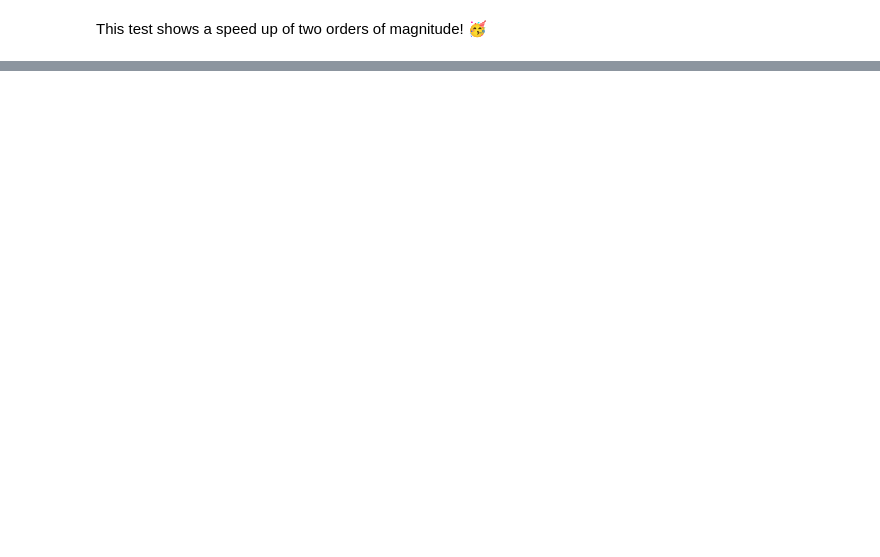
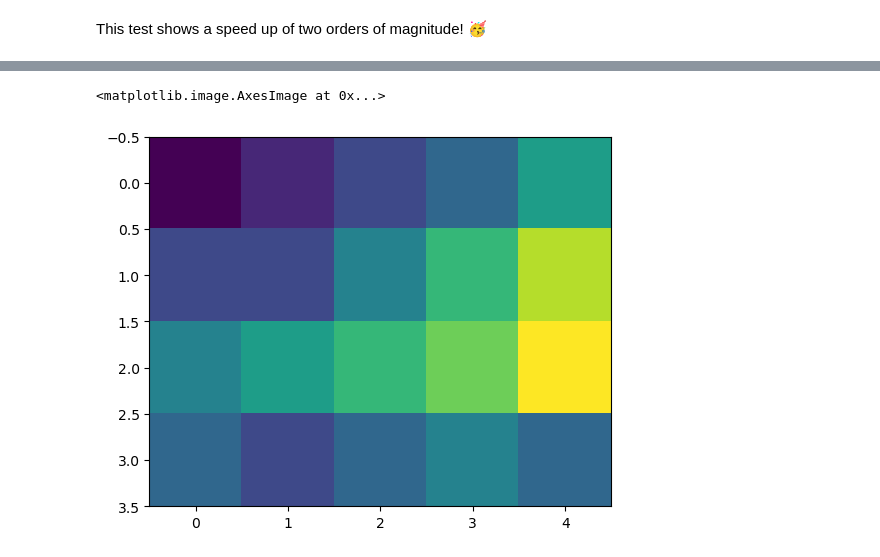
Before and after one commit to fevangelista/Quantum-Chemistry-Foundations, a Jupyter notebook: 01-Scientific Computing.ipynb, the cells around one changed output, grey strips where cells are left out. Drawn from its saved outputs; the diff is of its cells as text; code cells hidden in the pictures; blank space fills up the shorter version.

```diff
--- a/01-Scientific Computing.ipynb
+++ b/01-Scientific Computing.ipynb
@@ -155,0 +362,10 @@ This test shows a speed up of two orders of magnitude! 🥳
+# %%
+M = np.array([[0,1,2,3,5],
+              [2,2,4,6,8],
+              [4,5,6,7,9],
+              [3,2,3,4,3]])
+
+plt.imshow(M)
+# %% [output]
+<matplotlib.image.AxesImage at 0x...>
+[figure, added]
```
Also changed, not shown: parts of 37 cells of this notebook, 2 other files.
